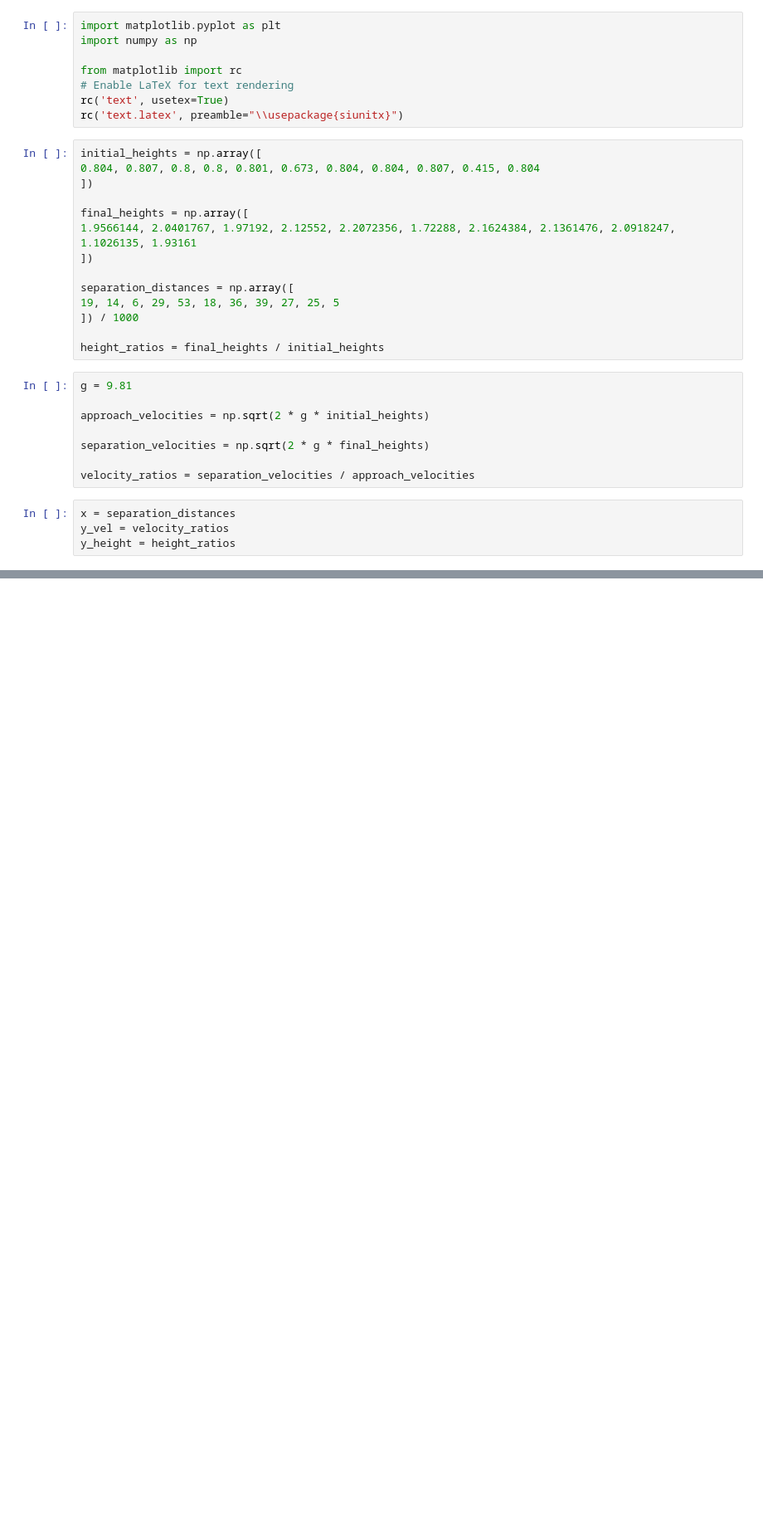
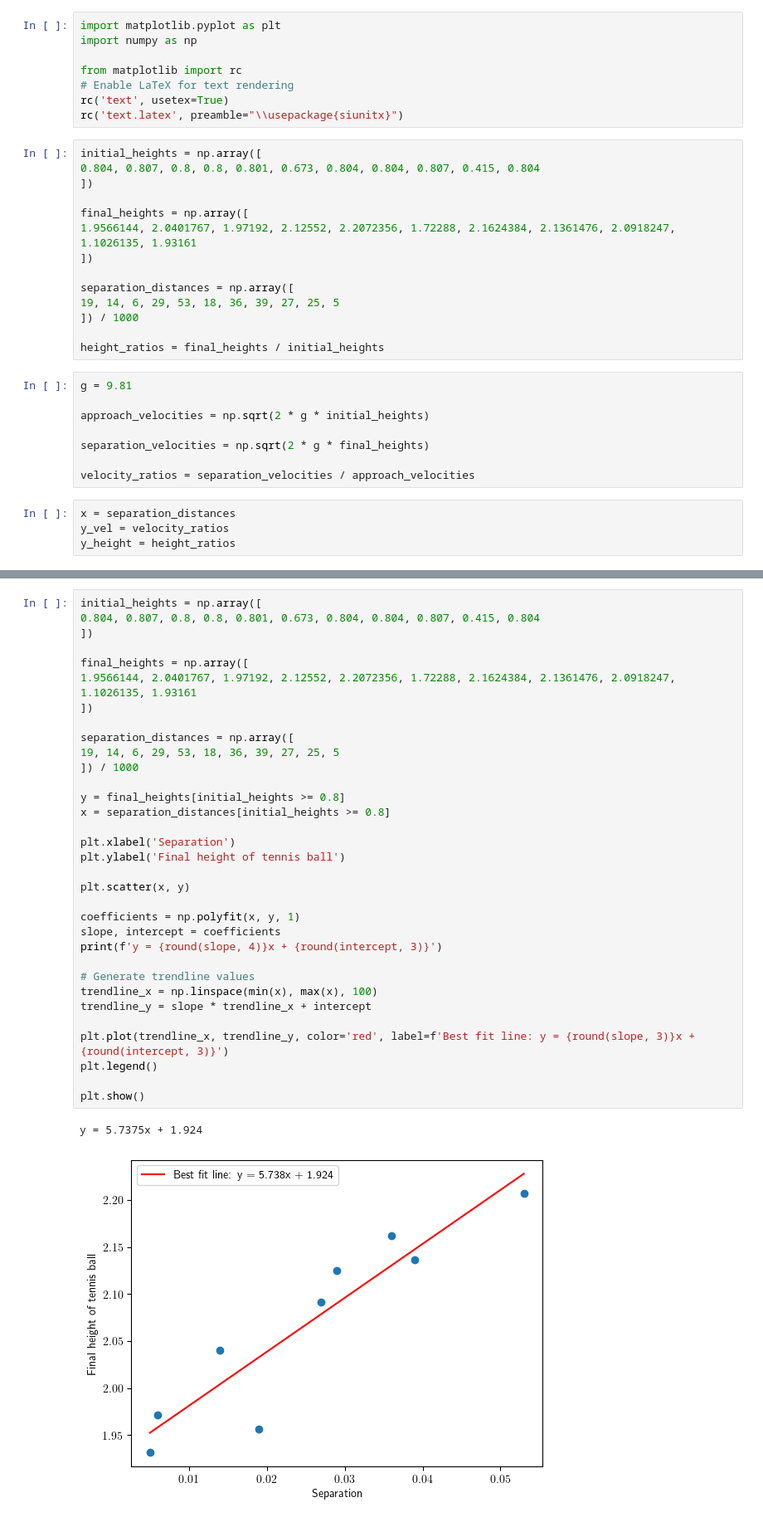
Before and after one commit to Aaryan-Varshney/practical-project-25, a Jupyter notebook: combined_ratio_graph.ipynb, the cells around one changed output, grey strips where cells are left out. Shown at 83% size. Cells and saved outputs as stored; diff of their text form; blank space fills up the shorter version.

```diff
--- a/combined_ratio_graph.ipynb
+++ b/combined_ratio_graph.ipynb
@@ -96,0 +97,36 @@ y = 5.4624x + 2.472
+# %%
+initial_heights = np.array([
+0.804, 0.807, 0.8, 0.8, 0.801, 0.673, 0.804, 0.804, 0.807, 0.415, 0.804
+])
+
+final_heights = np.array([
+1.9566144, 2.0401767, 1.97192, 2.12552, 2.2072356, 1.72288, 2.1624384, 2.1361476, 2.0918247, 1.1026135, 1.93161
+])
+
+separation_distances = np.array([
+19, 14, 6, 29, 53, 18, 36, 39, 27, 25, 5
+]) / 1000
+
+y = final_heights[initial_heights >= 0.8]
+x = separation_distances[initial_heights >= 0.8]
+
+plt.xlabel('Separation')
+plt.ylabel('Final height of tennis ball')
+
+plt.scatter(x, y)
+
+coefficients = np.polyfit(x, y, 1)
+slope, intercept = coefficients
+print(f'y = {round(slope, 4)}x + {round(intercept, 3)}')
+
+# Generate trendline values
+trendline_x = np.linspace(min(x), max(x), 100)
+trendline_y = slope * trendline_x + intercept
+
+plt.plot(trendline_x, trendline_y, color='red', label=f'Best fit line: y = {round(slope, 3)}x + {round(intercept, 3)}')
+plt.legend()
+
+plt.show()
+# %% [output]
+y = 5.7375x + 1.924
+[figure, added]
```
Also changed, not shown: parts of 2 cells of this notebook, 12 other files.
